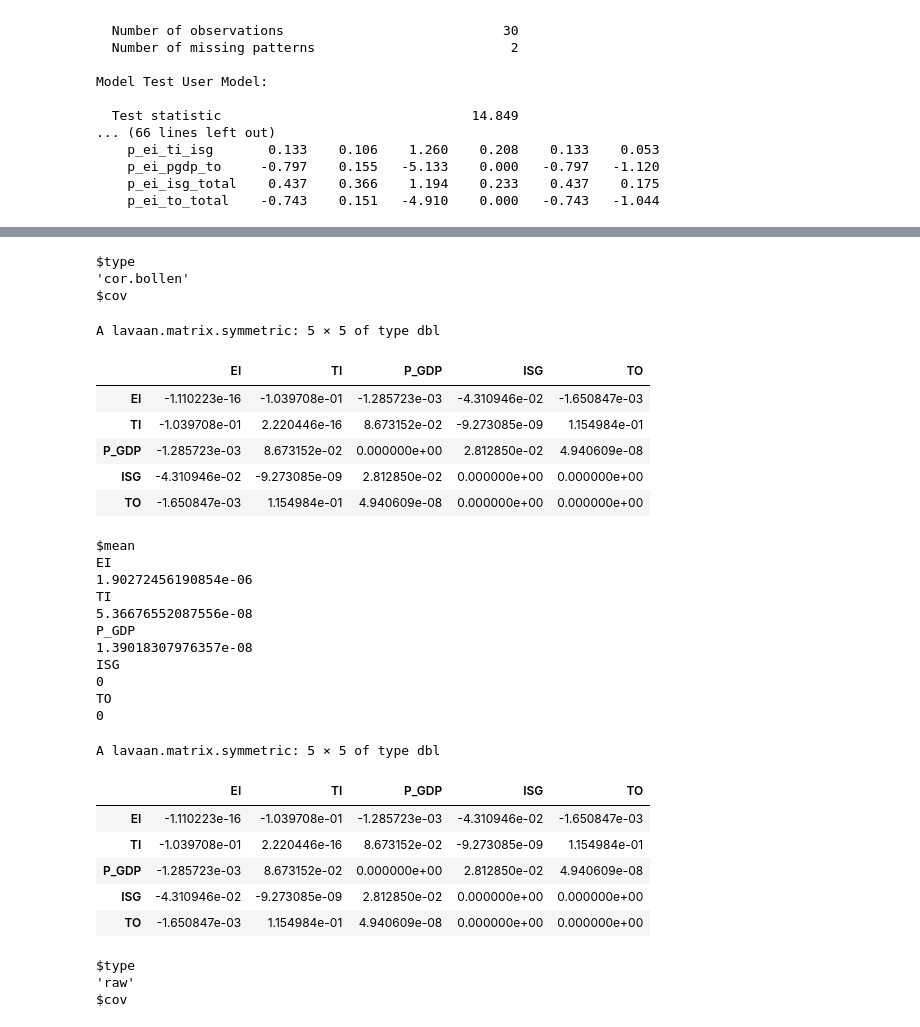
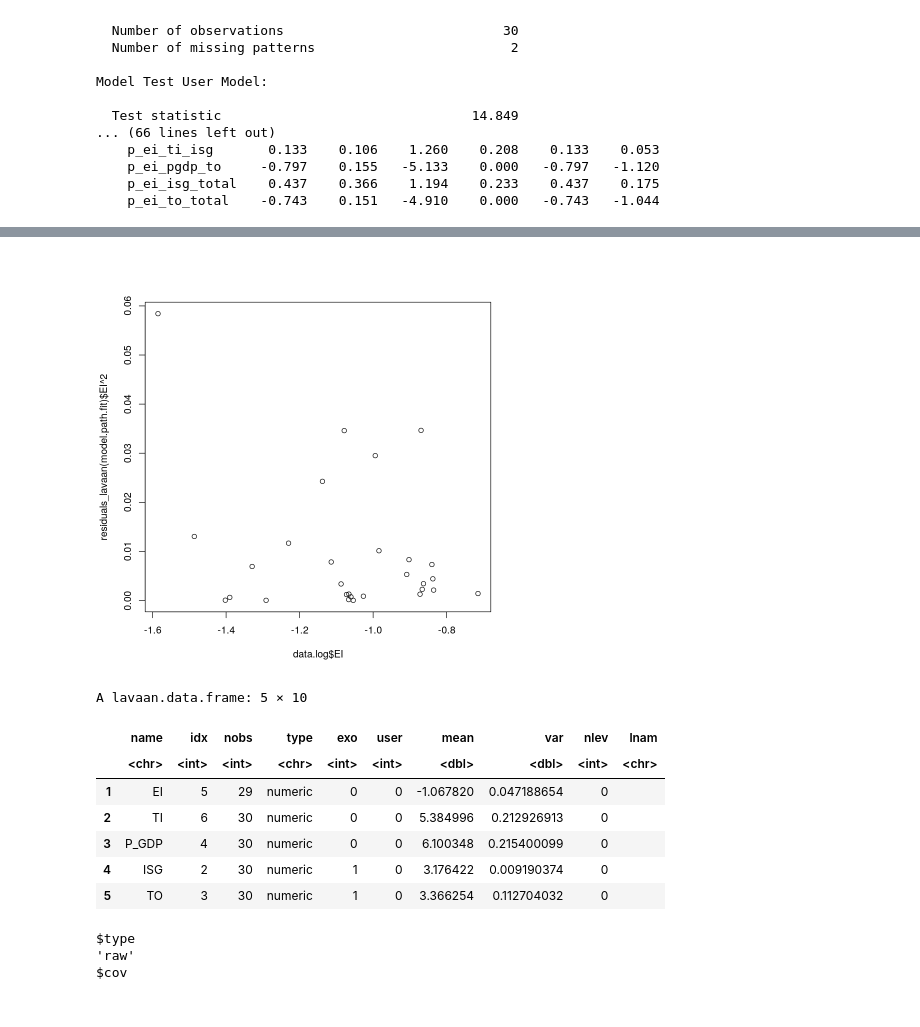
Before and after one commit to drakesiard/em-2020, a Jupyter notebook: analysis/2_original_path_model.ipynb, the cells around one changed output, grey strips where cells are left out. Cells and saved outputs as stored; diff of their text form; code cells hidden in the pictures.

```diff
--- a/analysis/2_path_model.ipynb
+++ b/analysis/2_original_path_model.ipynb
@@ -143,38 +118,19 @@ plot(fitCorResidualsUnique[order(fitCorResidualsUnique)], pch=16,
 [figure]
+# %%
+plot(data.log$EI, residuals_lavaan(model.path.fit)$EI^2)
+# %% [output]
+[figure, added]
 # %%
-resid(model.path.fit, type='cor')
+varTable(model.path.fit)
 # %% [output]
-$type
-'cor.bollen'
-$cov
+A lavaan.data.frame: 5 × 10
-A lavaan.matrix.symmetric: 5 × 5 of type dbl
-|  | EI | TI | P_GDP | ISG | TO |
-| EI | -1.110223e-16 | -1.039708e-01 | -1.285723e-03 | -4.310946e-02 | -1.650847e-03 |
-| TI | -1.039708e-01 | 2.220446e-16 | 8.673152e-02 | -9.273085e-09 | 1.154984e-01 |
-| P_GDP | -1.285723e-03 | 8.673152e-02 | 0.000000e+00 | 2.812850e-02 | 4.940609e-08 |
-| ISG | -4.310946e-02 | -9.273085e-09 | 2.812850e-02 | 0.000000e+00 | 0.000000e+00 |
-| TO | -1.650847e-03 | 1.154984e-01 | 4.940609e-08 | 0.000000e+00 | 0.000000e+00 |
+|  | name | idx | nobs | type | exo | user | mean | var | nlev | lnam |
+|  | <chr> | <int> | <int> | <chr> | <int> | <int> | <dbl> | <dbl> | <int> | <chr> |
+| 1 | EI | 5 | 29 | numeric | 0 | 0 | -1.067820 | 0.047188654 | 0 |  |
+| 2 | TI | 6 | 30 | numeric | 0 | 0 | 5.384996 | 0.212926913 | 0 |  |
+| 3 | P_GDP | 4 | 30 | numeric | 0 | 0 | 6.100348 | 0.215400099 | 0 |  |
+| 4 | ISG | 2 | 30 | numeric | 1 | 0 | 3.176422 | 0.009190374 | 0 |  |
+| 5 | TO | 3 | 30 | numeric | 1 | 0 | 3.366254 | 0.112704032 | 0 |  |
-$mean
-EI
-1.90272456190854e-06
-TI
-5.36676552087556e-08
-P_GDP
-1.39018307976357e-08
-ISG
-0
-TO
-0
-# %%
-fitCorResiduals
-# %% [output]
-A lavaan.matrix.symmetric: 5 × 5 of type dbl
-|  | EI | TI | P_GDP | ISG | TO |
-| EI | -1.110223e-16 | -1.039708e-01 | -1.285723e-03 | -4.310946e-02 | -1.650847e-03 |
-| TI | -1.039708e-01 | 2.220446e-16 | 8.673152e-02 | -9.273085e-09 | 1.154984e-01 |
-| P_GDP | -1.285723e-03 | 8.673152e-02 | 0.000000e+00 | 2.812850e-02 | 4.940609e-08 |
-| ISG | -4.310946e-02 | -9.273085e-09 | 2.812850e-02 | 0.000000e+00 | 0.000000e+00 |
-| TO | -1.650847e-03 | 1.154984e-01 | 4.940609e-08 | 0.000000e+00 | 0.000000e+00 |
 # %%
 resid(model.path.fit, type='raw')
 resid(model.path.fit, type='cor')
```
Also changed, not shown: parts of 3 cells of this notebook, 13 other files.
